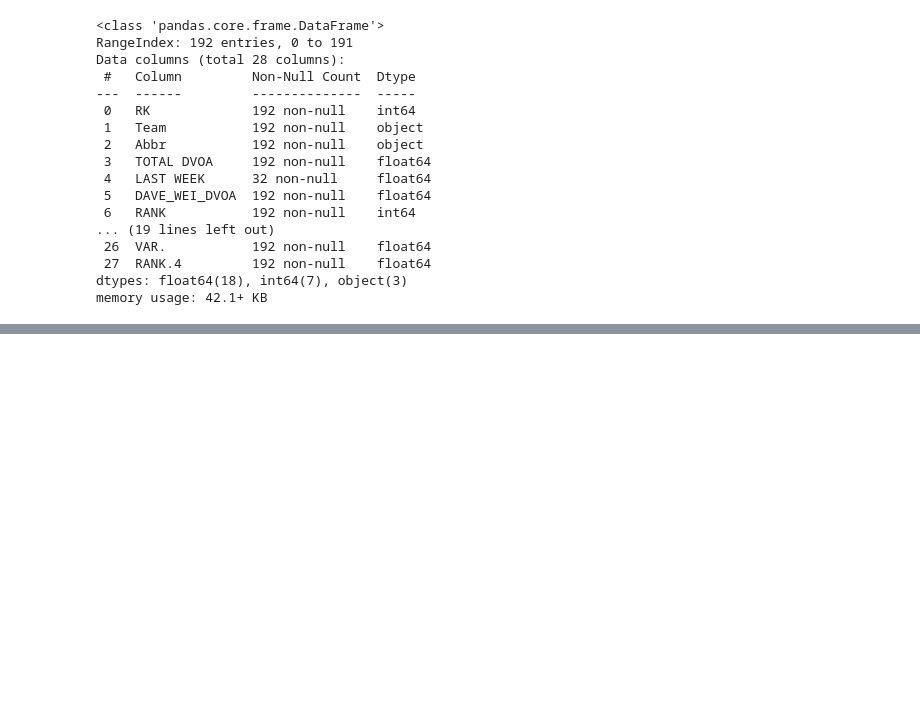
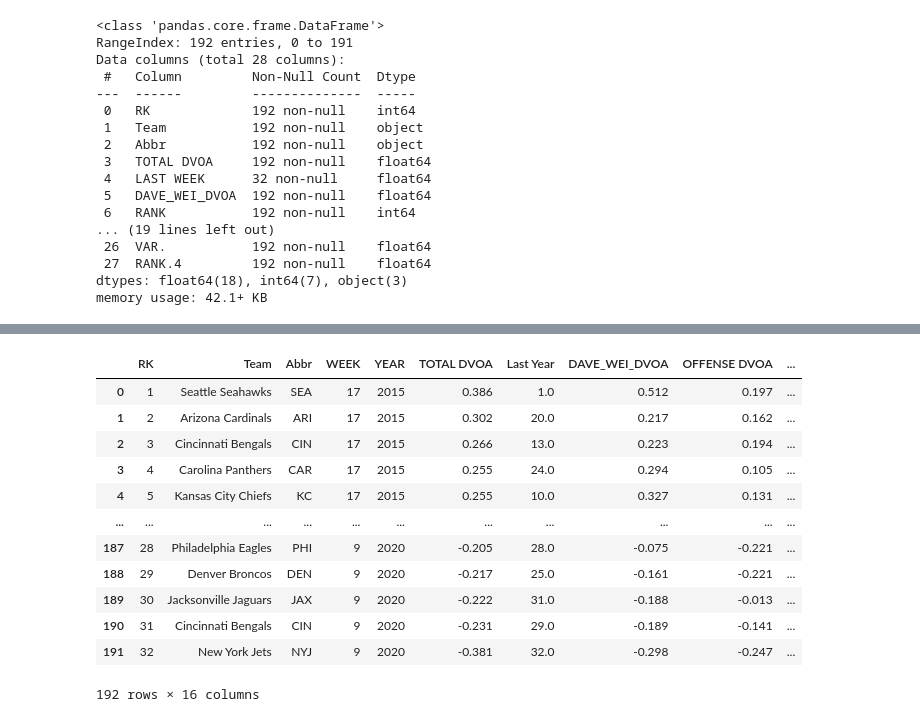
Before and after one commit to adithyav09/NFL-Big-Data-Bowl-2021.github.io, a Jupyter notebook: Untitled.ipynb, the cells around one changed output, grey strips where cells are left out. Saved outputs shown, nothing was run; the diff lists cells and outputs as text; code cells hidden in the pictures; blank space fills up the shorter version.

```diff
--- a/Untitled.ipynb
+++ b/Untitled.ipynb
@@ -1095,0 +1112,16 @@ DVOA_Y = DVOA_Y.loc[:, ['RK', 'Team', 'Abbr', 'WEEK', 'YEAR', 'TOTAL DVOA', 'Las
+# %%
+DVOA_Y
+# %% [output]
+|  | RK | Team | Abbr | WEEK | YEAR | TOTAL DVOA | Last Year | DAVE_WEI_DVOA | OFFENSE DVOA | ... |
+| 0 | 1 | Seattle Seahawks | SEA | 17 | 2015 | 0.386 | 1.0 | 0.512 | 0.197 | ... |
+| 1 | 2 | Arizona Cardinals | ARI | 17 | 2015 | 0.302 | 20.0 | 0.217 | 0.162 | ... |
+| 2 | 3 | Cincinnati Bengals | CIN | 17 | 2015 | 0.266 | 13.0 | 0.223 | 0.194 | ... |
+| 3 | 4 | Carolina Panthers | CAR | 17 | 2015 | 0.255 | 24.0 | 0.294 | 0.105 | ... |
+| 4 | 5 | Kansas City Chiefs | KC | 17 | 2015 | 0.255 | 10.0 | 0.327 | 0.131 | ... |
+| ... | ... | ... | ... | ... | ... | ... | ... | ... | ... | ... |
+| 187 | 28 | Philadelphia Eagles | PHI | 9 | 2020 | -0.205 | 28.0 | -0.075 | -0.221 | ... |
+| 188 | 29 | Denver Broncos | DEN | 9 | 2020 | -0.217 | 25.0 | -0.161 | -0.221 | ... |
+| 189 | 30 | Jacksonville Jaguars | JAX | 9 | 2020 | -0.222 | 31.0 | -0.188 | -0.013 | ... |
+| 190 | 31 | Cincinnati Bengals | CIN | 9 | 2020 | -0.231 | 29.0 | -0.189 | -0.141 | ... |
+| 191 | 32 | New York Jets | NYJ | 9 | 2020 | -0.381 | 32.0 | -0.298 | -0.247 | ... |
+192 rows × 16 columns
```
Also changed, not shown: parts of 8 cells of this notebook.
